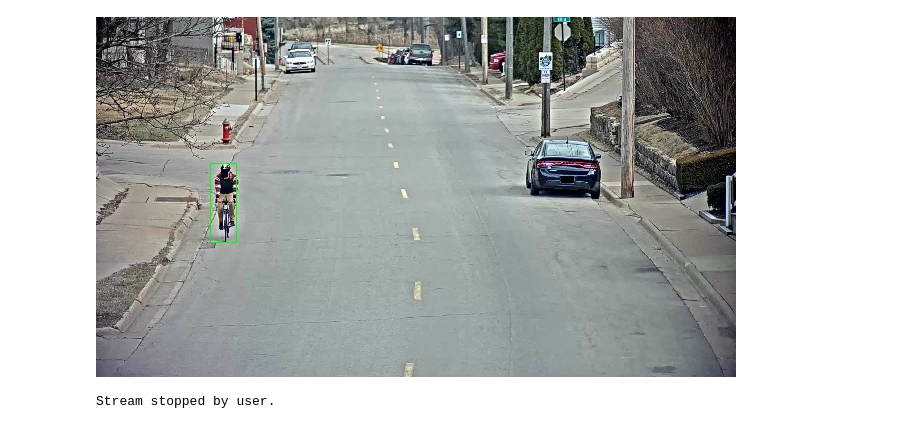
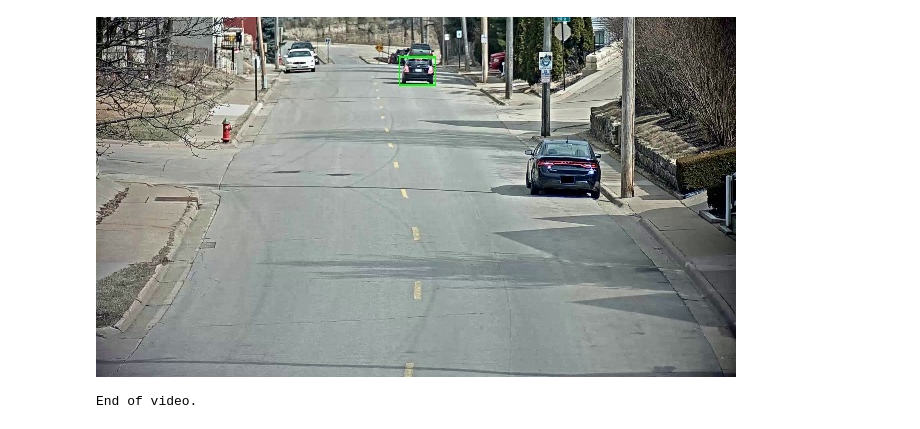
Before and after one commit to mcv-m6-video/mcv-c6-2026-team1, a Jupyter notebook: Week1/src/view_gts.ipynb, the cells around one changed output. Saved outputs shown, nothing was run; the diff lists cells and outputs as text; code cells hidden in the pictures.

```diff
--- a/Week1/src/view_gts.ipynb
+++ b/Week1/src/view_gts.ipynb
@@ -1,15 +1,15 @@
 # %%
 from video_utils import play_video
 
 # Define the path (relative to this notebook's folder) and play it
-video_path = "../data/AICity_data/train/S03/c010/vdo.avi"
-gt_path = "../src/output/gt_coco.json"
+video_path = "../result/videos/bbox.mp4"
+
 if video_path:
-    play_video(video_path=video_path, gt_path=gt_path)
+    play_video(video_path=video_path)
 
 # Example video
 else:
     play_video()
 # %% [output]
-[figure, old version]
+[figure, new version]
-Stream stopped by user.
+End of video.
```
Also changed, not shown: 5 other files.
